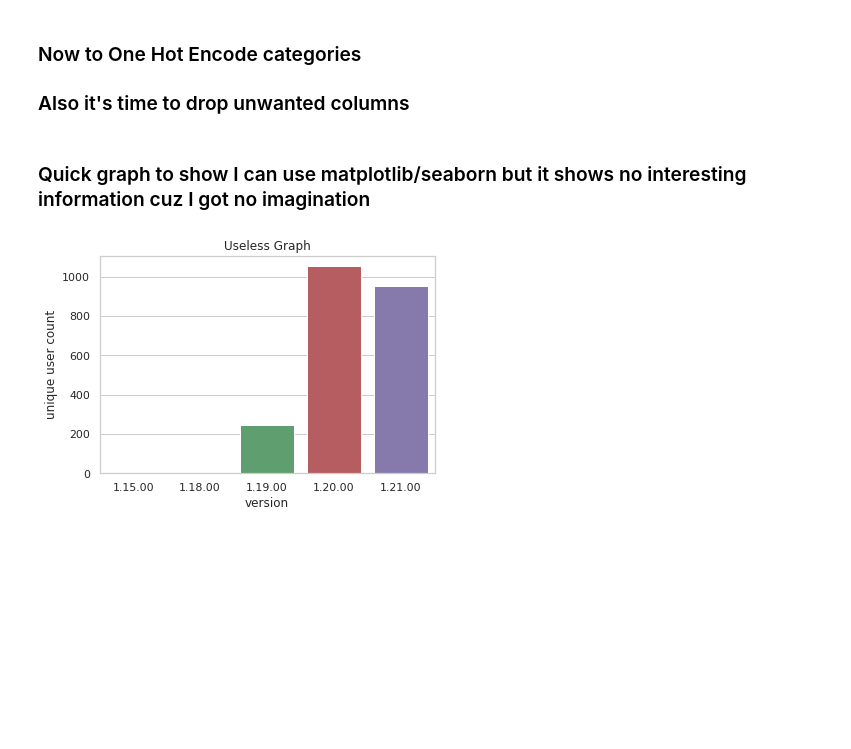
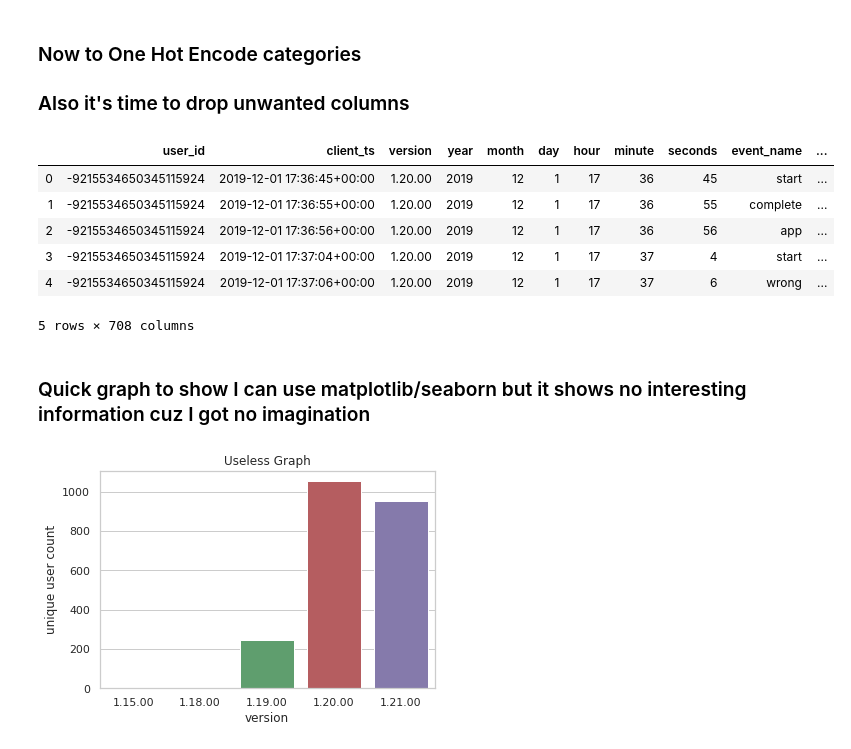
Before and after one commit to sodaliAyran/churn-prediction-mulakat, a Jupyter notebook: Report.ipynb, the cells around one changed output. Cells and saved outputs as stored; diff of their text form; code cells hidden in the pictures; blank space fills up the shorter version.

```diff
--- a/Report.ipynb
+++ b/Report.ipynb
@@ -114,7 +117,7 @@ events.head()
 | 3 | -9215534650345115924 | 2019-12-01 17:37:04+00:00 | Start:turkish:L1 | NaN | 1.20.00 | TR | android | 2019 | 12 | 1 | ... |
 | 4 | -9215534650345115924 | 2019-12-01 17:37:06+00:00 | wrong:turkish:L1 | NaN | 1.20.00 | TR | android | 2019 | 12 | 1 | ... |
 # %%
-events.level.fillna("L-1", inplace=True)
+df_event.level.fillna("L-1", inplace=True)
 # %% [markdown]
 ### Now to One Hot Encode categories
 ### Also it's time to drop unwanted columns
@@ -122,0 +124,4 @@ events.drop(columns=[""])
+# %%
+df_event.event_name = df_event.event_name.str.lower()
+event_name_one_hot = pd.get_dummies(df_event.event_name, prefix="event_name", drop_first=True)
+level_one_hot = pd.get_dummies(df_event.level, prefix="level", drop_first=True)
@@ -123,3 +132,13 @@ events.drop(columns=[""])
+# %%
+df_event.head()
+# %% [output]
+|  | user_id | client_ts | version | year | month | day | hour | minute | seconds | event_name | ... |
+| 0 | -9215534650345115924 | 2019-12-01 17:36:45+00:00 | 1.20.00 | 2019 | 12 | 1 | 17 | 36 | 45 | start | ... |
+| 1 | -9215534650345115924 | 2019-12-01 17:36:55+00:00 | 1.20.00 | 2019 | 12 | 1 | 17 | 36 | 55 | complete | ... |
+| 2 | -9215534650345115924 | 2019-12-01 17:36:56+00:00 | 1.20.00 | 2019 | 12 | 1 | 17 | 36 | 56 | app | ... |
+| 3 | -9215534650345115924 | 2019-12-01 17:37:04+00:00 | 1.20.00 | 2019 | 12 | 1 | 17 | 37 | 4 | start | ... |
+| 4 | -9215534650345115924 | 2019-12-01 17:37:06+00:00 | 1.20.00 | 2019 | 12 | 1 | 17 | 37 | 6 | wrong | ... |
+5 rows × 708 columns
 # %% [markdown]
 ### Quick graph to show I can use matplotlib/seaborn but it shows no interesting information cuz I got no imagination
 # %%
```
Also changed, not shown: parts of 43 cells of this notebook.
